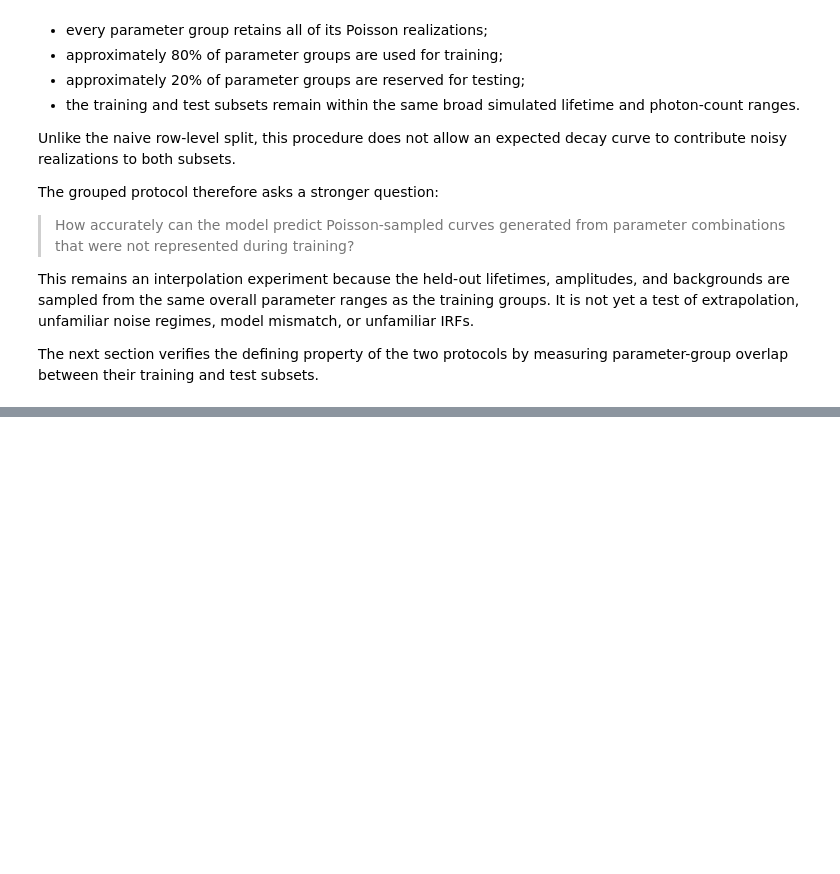
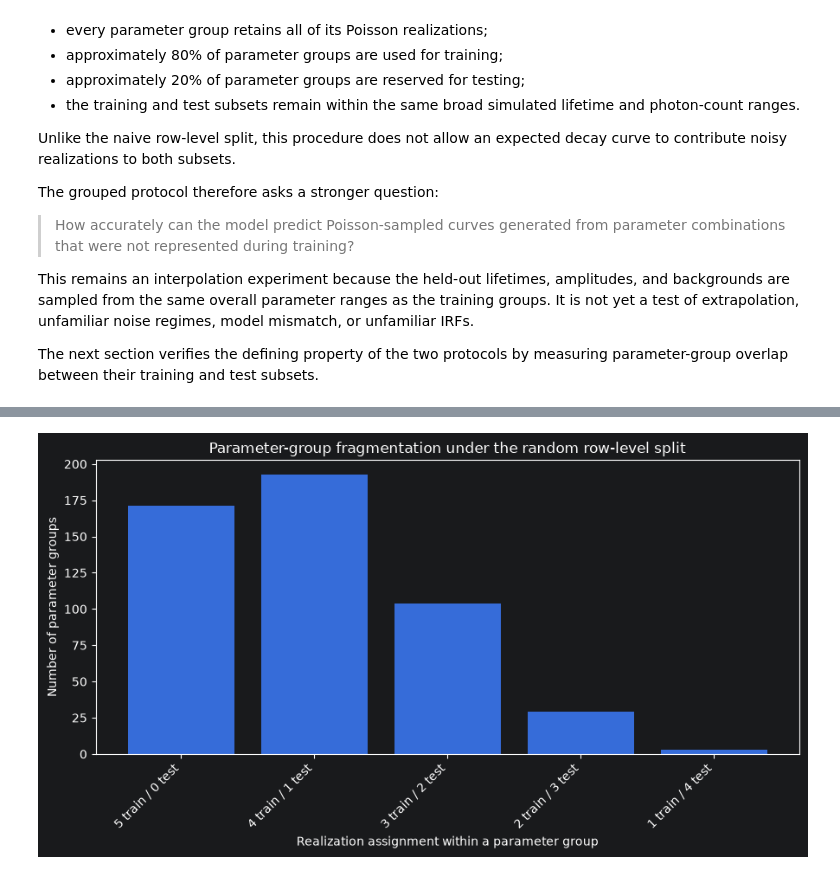
Before and after one commit to moryev/tcspc-lifetime-toolkit, a Jupyter notebook: notebooks/05_data_leakage_and_grouped_evaluation.ipynb, the cells around one changed output, grey strips where cells are left out. Saved outputs shown, nothing was run; the diff lists cells and outputs as text; code cells hidden in the pictures; blank space fills up the shorter version.

Commit message:
amend notebook 05: verification/comparison of both splitting protocols (naive row-level and parameter-group splits)

```diff
--- a/notebooks/05_data_leakage_and_grouped_evaluation.ipynb
+++ b/notebooks/05_data_leakage_and_grouped_evaluation.ipynb
@@ -1472,0 +1770,35 @@ The next section verifies the defining property of the two protocols by measurin
+# %%
+random_assignment_patterns[
+    "assignment_label"
+] = (
+    random_assignment_patterns[
+        "training_realizations"
+    ].astype(str)
+    + " train / "
+    + random_assignment_patterns[
+        "test_realizations"
+    ].astype(str)
+    + " test"
+)
+
+plt.figure(figsize=(9, 5))
+
+plt.bar(
+    random_assignment_patterns[
+        "assignment_label"
+    ],
+    random_assignment_patterns[
+        "number_of_groups"
+    ],
+)
+
+plt.xlabel("Realization assignment within a parameter group")
+plt.ylabel("Number of parameter groups")
+plt.title(
+    "Parameter-group fragmentation under the random row-level split"
+)
+plt.xticks(rotation=45, ha="right")
+plt.tight_layout()
+plt.show()
+# %% [output]
+[figure, added]
```
Also changed, not shown: parts of 48 cells of this notebook.
